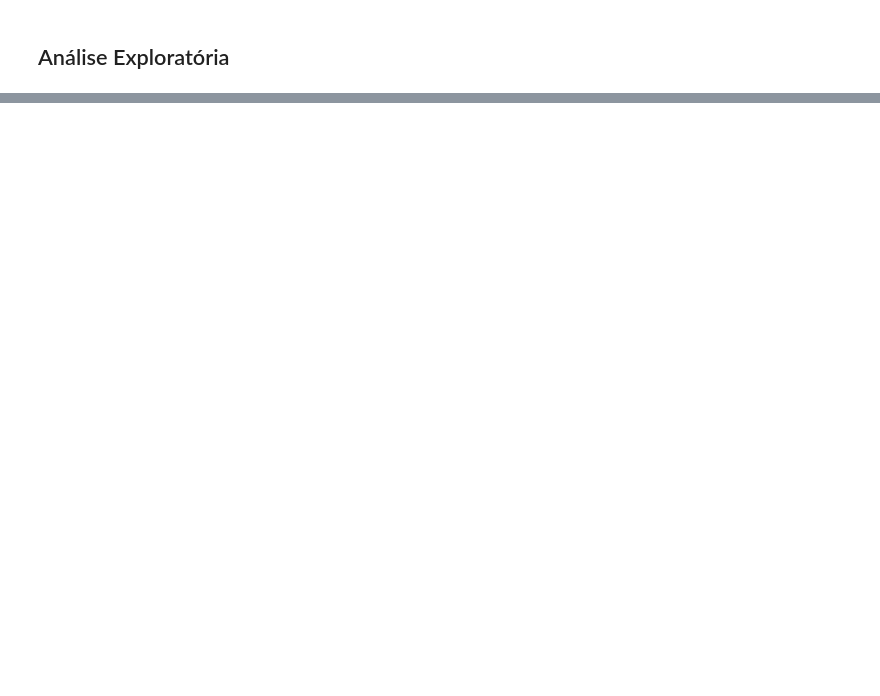
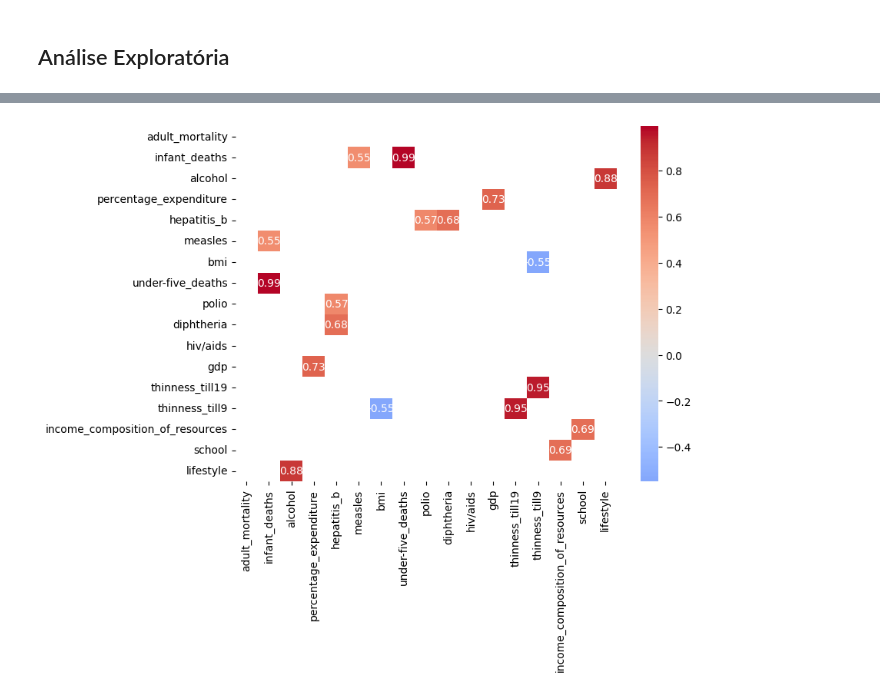
Before and after one commit to evandroviero/formacao-cientista-dados-dsa, a Jupyter notebook: DS para Análise Multivariada de Dados/Projeto 03/projeto_03.ipynb, the cells around one changed output, grey strips where cells are left out. Drawn from its saved outputs; the diff is of its cells as text; code cells hidden in the pictures; blank space fills up the shorter version.

```diff
--- a/DS para Análise Multivariada de Dados/Projeto 03/projeto_03.ipynb
+++ b/DS para Análise Multivariada de Dados/Projeto 03/projeto_03.ipynb
@@ -109,0 +444,4 @@ df.head()
+# %%
+dsa_filtrar_e_visualizar_correlacao(novo_df, threshold = 0.55, drop_column = 'life_expectancy')
+# %% [output]
+[figure, added]
```
Also changed, not shown: parts of 39 cells of this notebook.
